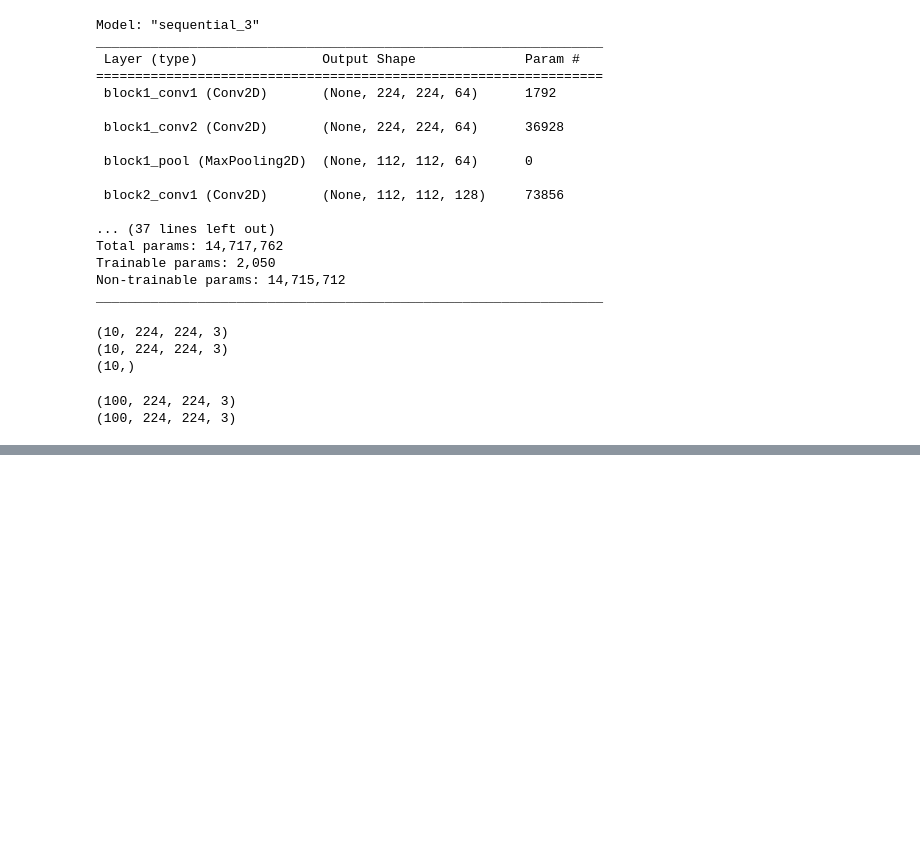
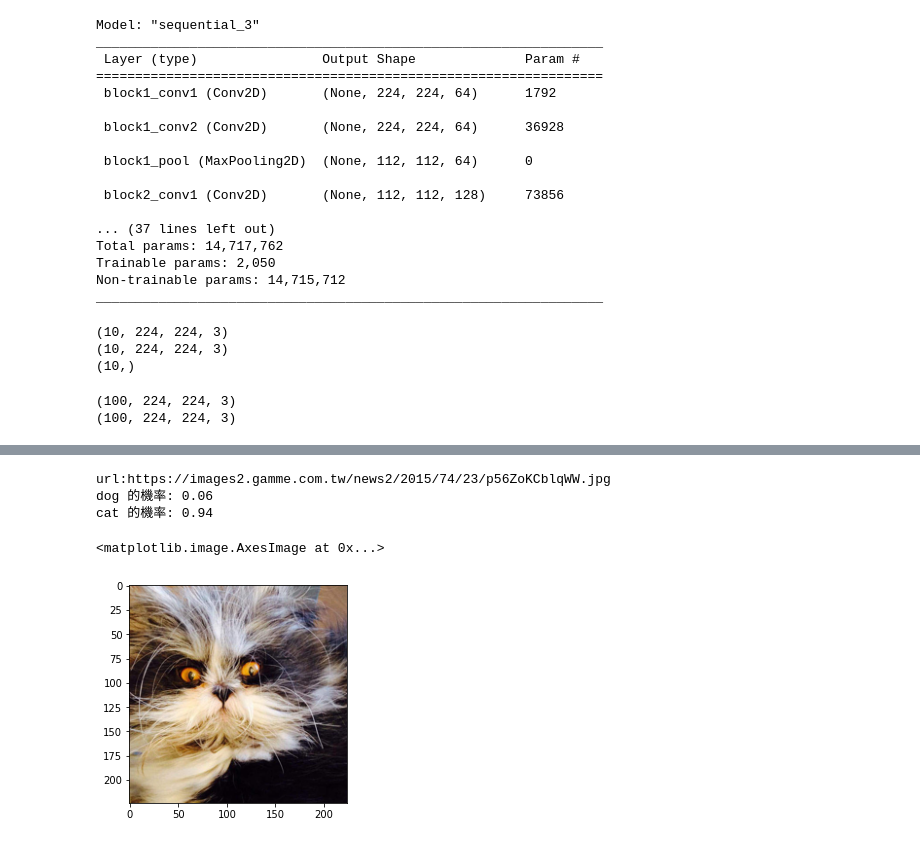
Before and after one commit to zera888/tibaml1027, a Jupyter notebook: transfer_learning.ipynb, the cells around one changed output, grey strips where cells are left out. Cells and saved outputs as stored; diff of their text form; code cells hidden in the pictures; blank space fills up the shorter version.

```diff
--- a/transfer_learning.ipynb
+++ b/transfer_learning.ipynb
@@ -144,0 +152,20 @@ for i in range(len(idx)):
+# %%
+import requests
+# pillow
+from PIL import Image
+url = input("url:")
+response = requests.get(url, stream=True)
+img = Image.open(response.raw).convert("RGB").resize((224, 224))
+img_np = np.array(img).reshape(1, 224, 224, 3)
+# (32, 32, 3) -> (1, 32, 32, 3)
+img_np_pre = preprocess_input(img_np)
+proba = model.predict(img_np_pre)[0]
+for p, n in zip(proba, trans):
+    print(n, "的機率:", round(p, 3))
+plt.imshow(img)
+# %% [output]
+url:https://images2.gamme.com.tw/news2/2015/74/23/p56ZoKCblqWW.jpg
+dog 的機率: 0.06
+cat 的機率: 0.94
+<matplotlib.image.AxesImage at 0x...>
+[figure, added]
```
Also changed, not shown: parts of 2 cells of this notebook.
